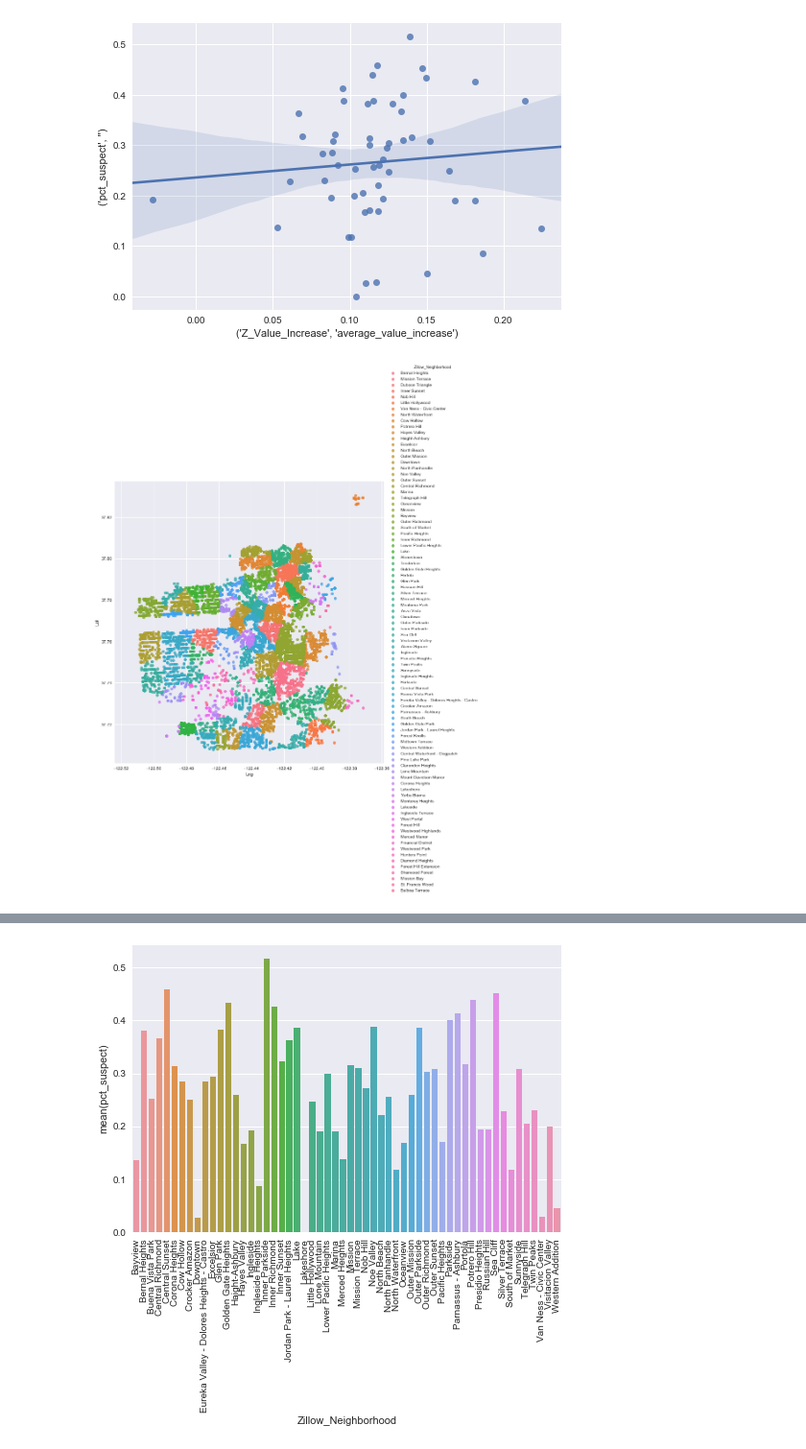
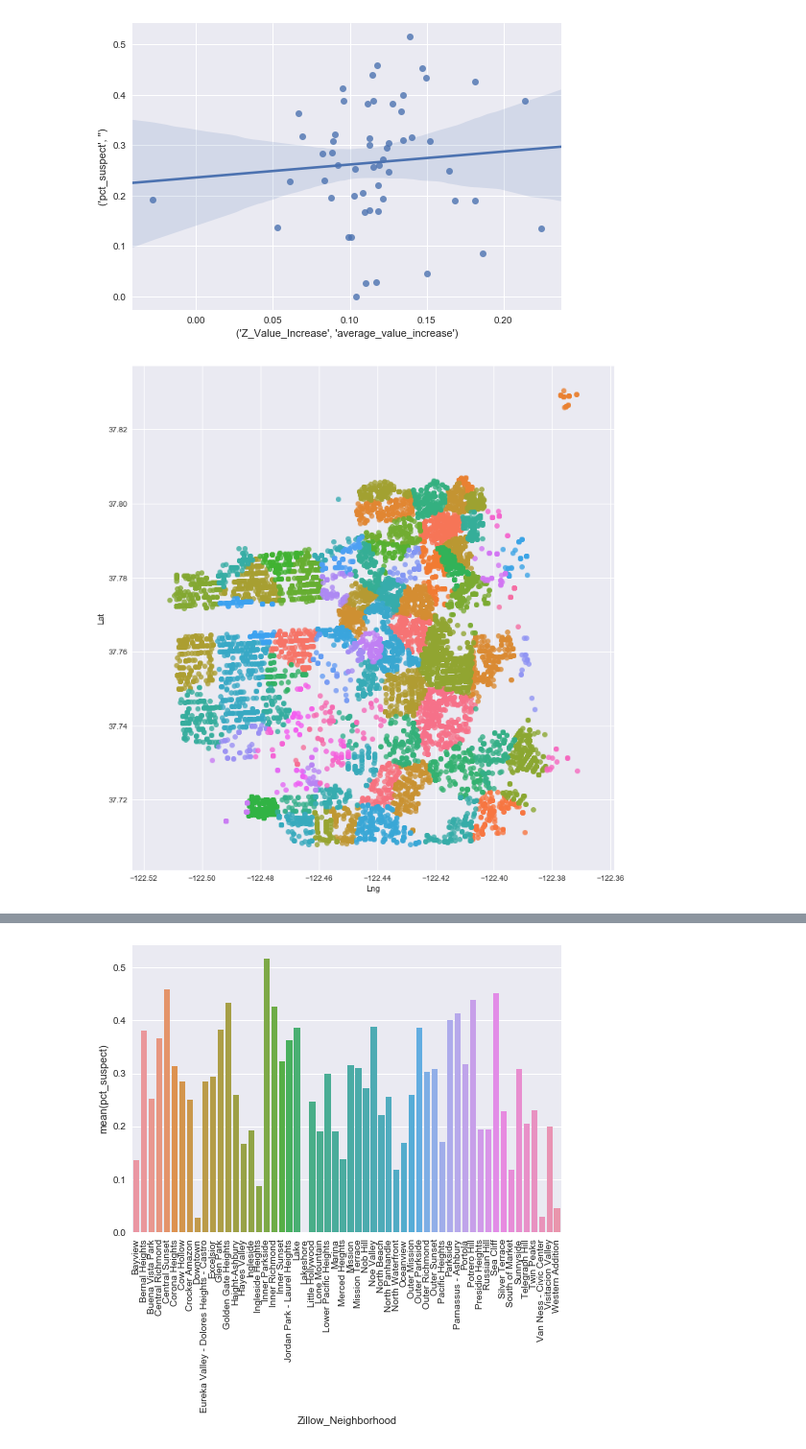
Before and after one commit to Jkremr/evictions-home-values, a Jupyter notebook: evictions-home-values.ipynb, the cells around one changed output, grey strips where cells are left out. Shown: that part at 96% size. Saved outputs shown, nothing was run; the diff lists cells and outputs as text; code cells hidden in the pictures.

```diff
--- a/evictions-home-values.ipynb
+++ b/evictions-home-values.ipynb
@@ -256,9 +256,9 @@ plt.show()
 # %% [output]
 [figure]
 # %%
-ax = sns.lmplot(x='Lng', y='Lat', hue='Zillow_Neighborhood', size=10, data=pricingdf, fit_reg=False, legend_out=True)
-# ax.set_xlim(-122.55,-122.35)
-# ax.set_ylim(37.7,37.81)
+ax = sns.lmplot(x='Lng', y='Lat', hue='Zillow_Neighborhood', size=10, data=pricingdf, fit_reg=False, legend=False)
+ax.despine(left=True)
+
 plt.show()
 # %% [output]
-[figure, old version]
+[figure, new version]
```
Also changed, not shown: parts of 1 cell of this notebook.
